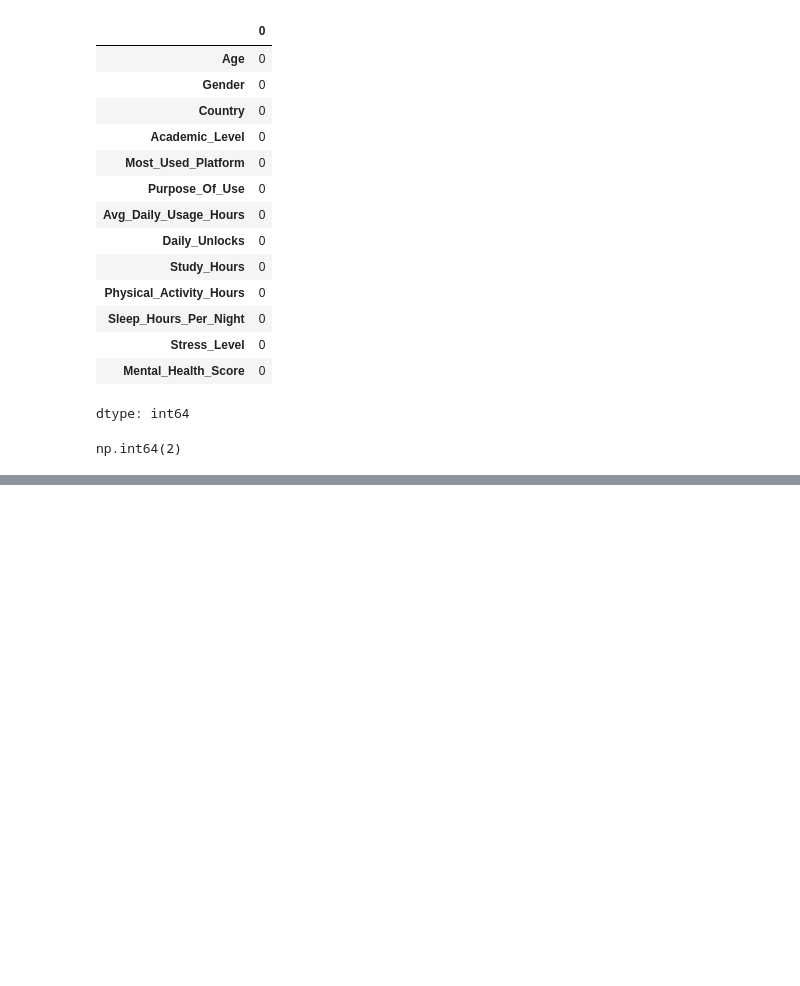
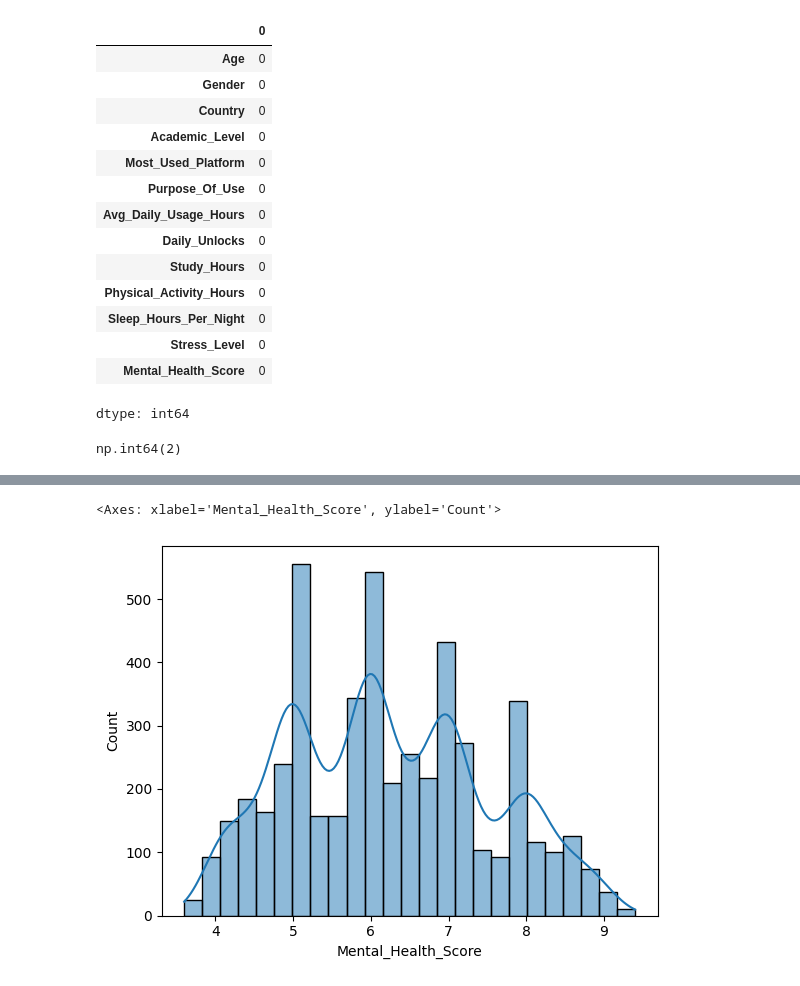
Before and after one commit to Shreyas-Bandekar/Student-Mental-Health-Score-Prediction, a Jupyter notebook: mental_health_score.ipynb, the cells around one changed output, grey strips where cells are left out. Cells and saved outputs as stored; diff of their text form; code cells hidden in the pictures; blank space fills up the shorter version.

```diff
--- a/mental_health_score.ipynb
+++ b/mental_health_score.ipynb
@@ -77,3 +77,8 @@ df.describe()
 | 50% | 21.00000 | 5.000000 | 171.000000 | 2.800000 | 1.700000 | 6.600000 | ... |
 | 75% | 22.00000 | 6.300000 | 204.000000 | 4.200000 | 2.200000 | 7.500000 | ... |
 | max | 24.00000 | 8.800000 | 273.000000 | 8.300000 | 4.100000 | 9.900000 | ... |
+# %%
+sns.histplot(df['Mental_Health_Score'], kde=True)
+# %% [output]
+<Axes: xlabel='Mental_Health_Score', ylabel='Count'>
+[figure, added]
```
Also changed, not shown: parts of 4 cells of this notebook.
